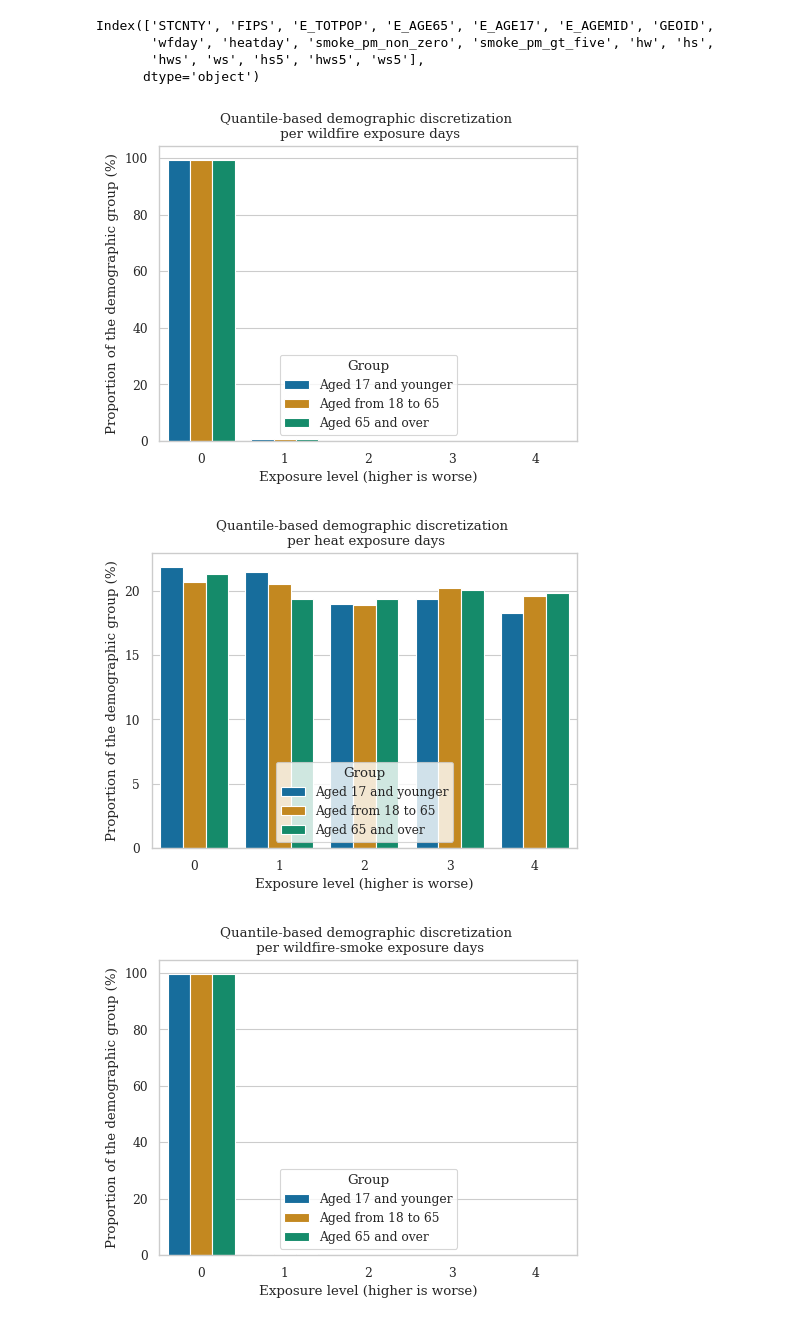
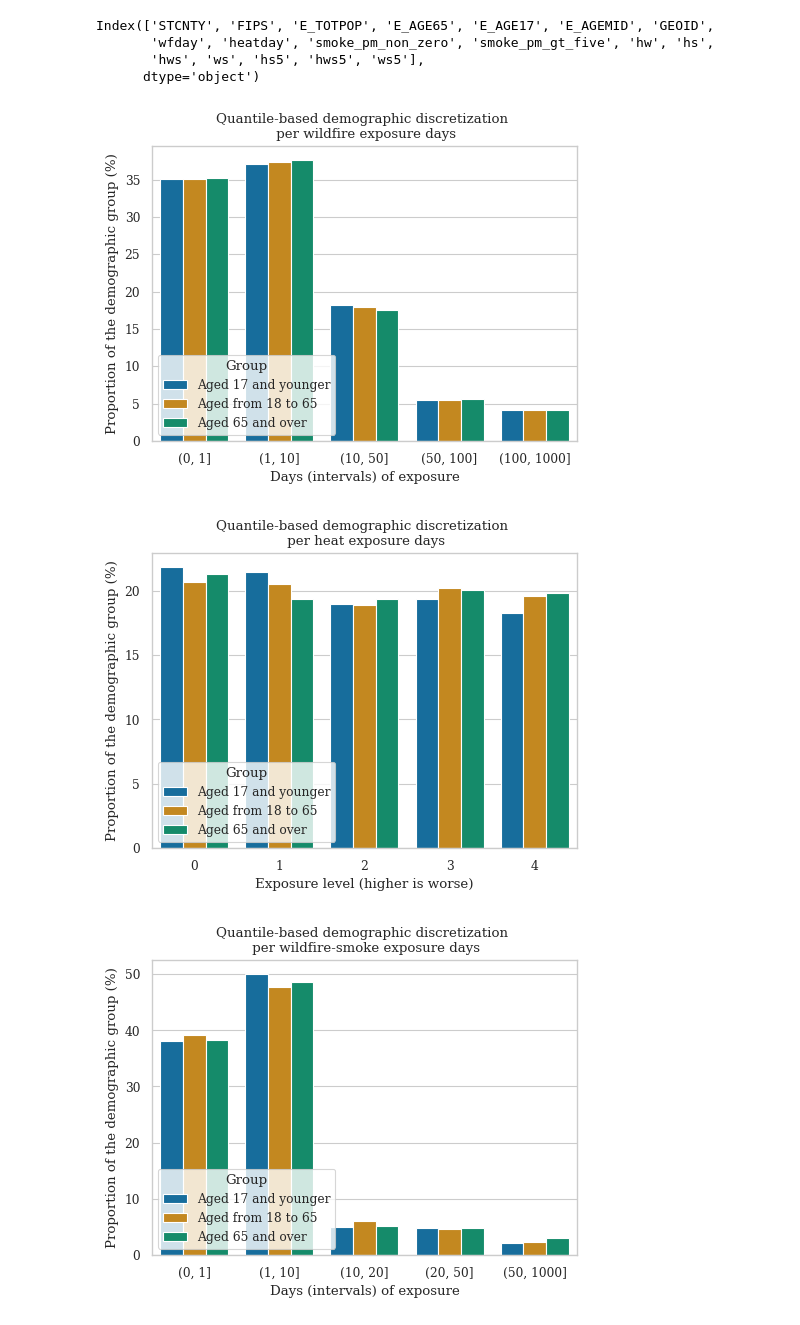
Before and after one commit to NSAPH-Projects/concurrence-climate-hazards, a Jupyter notebook: 402_age-hotspot.ipynb, the cells around one changed output. Drawn from its saved outputs; the diff is of its cells as text; code cells hidden in the pictures.

Commit message:
custom intervals for some hotspots

```diff
--- a/402_age-hotspot.ipynb
+++ b/402_age-hotspot.ipynb
@@ -92,36 +97,31 @@ age_cols = ["E_AGE65", "E_AGE17", "E_AGEMID"]
 # %%
 for hspt in list(hotspots.keys()):
     # print(hspt)
-    df["exposure_category"] = hotspots[hspt]["func"](
-        df[hspt],
-        5,
-        duplicates="drop",
-        labels=False,  # ["low", "medium", "high"],  # , ordered=False
-    )
+    df["exposure_category"] = helper_400.get_cut_vars(hspt, df[hspt])
 
     exposure_per_category = df.groupby("exposure_category")[age_cols].sum()
 
     for dc in age_cols:
         exposure_per_category[dc + "_normalized"] = (
             exposure_per_category[dc] * 100 / exposure_per_category[dc].sum()
         )
 
     exposure_per_category = exposure_per_category.drop(columns=age_cols)
 
     exposure_per_category = exposure_per_category.rename(
         columns={
             "E_AGE65_normalized": "Aged 65 and over",
             "E_AGE17_normalized": "Aged 17 and younger",
             "E_AGEMID_normalized": "Aged from 18 to 65",
         }
     )
     exposure_per_category = exposure_per_category[
         ["Aged 17 and younger", "Aged from 18 to 65", "Aged 65 and over"]
     ]
     helper_400.plot_qbar(
-        exposure_per_category, hspt, figname="age", legloc="lower center"
+        exposure_per_category, hspt, figname="age", legloc="lower left"
     )
 # %% [output]
-[figure, old version]
+[figure, new version]
-[figure, old version]
+[figure, new version]
-[figure, old version]
+[figure, new version]
```
Also changed, not shown: parts of 3 cells of this notebook, 3 other files.
